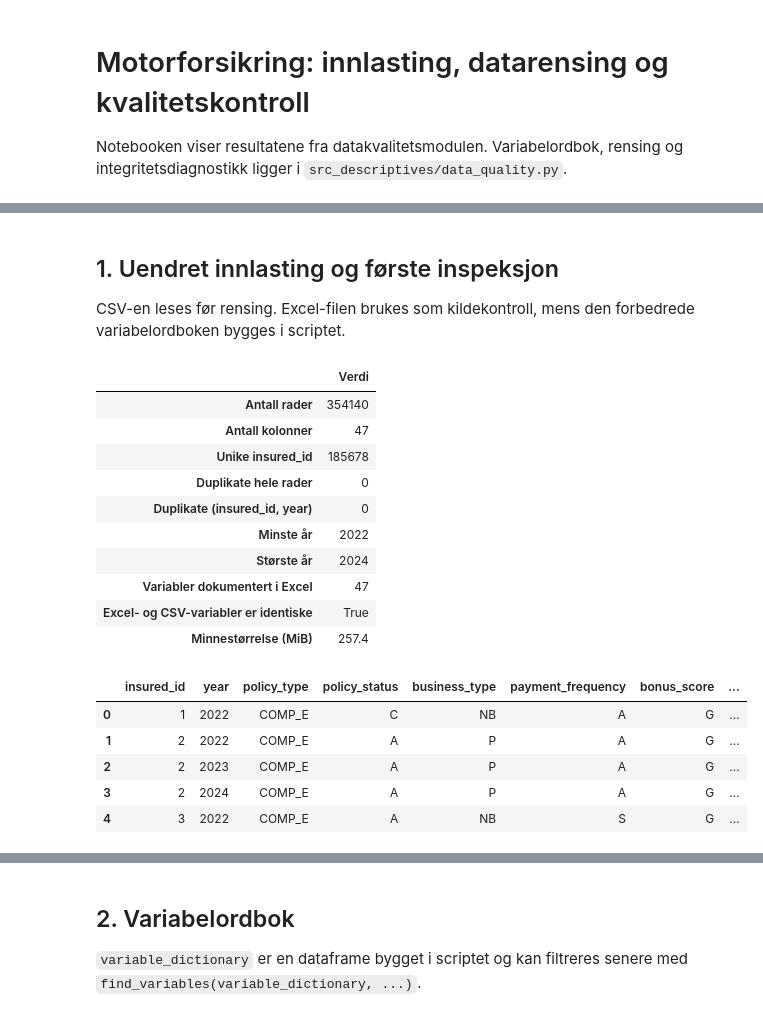
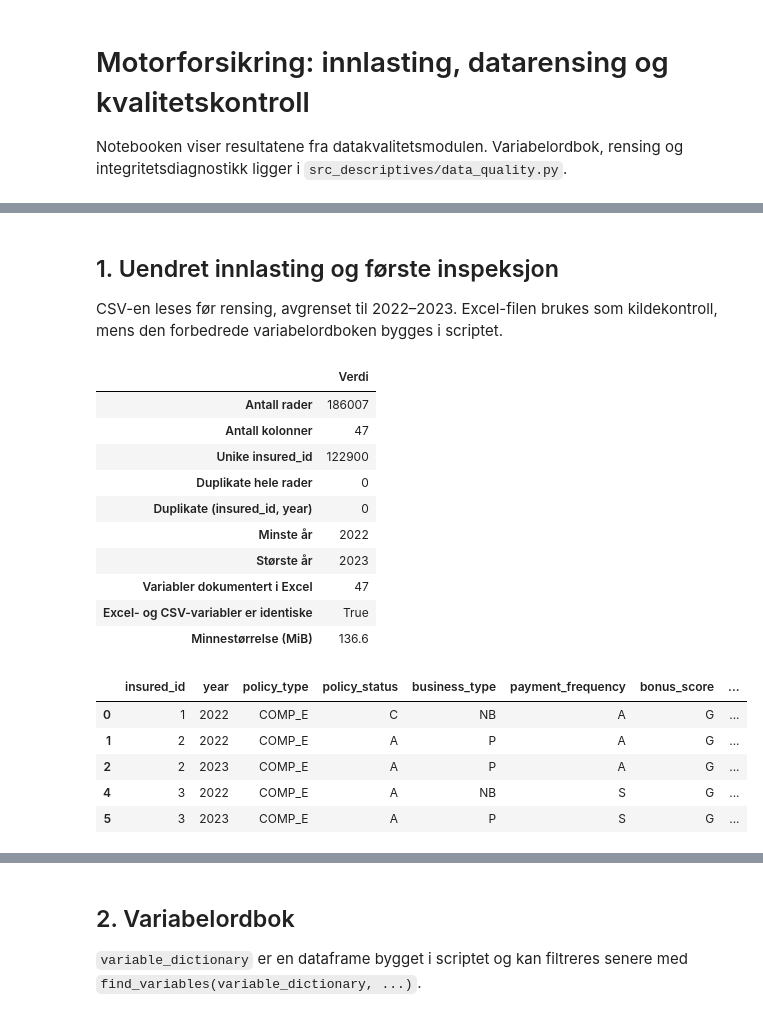
Before and after one commit to MarkusBjerkaas/Motor-Insurance-GLM-ML, a Jupyter notebook: analysis.ipynb, the cells around one changed output, grey strips where cells are left out. Drawn from its saved outputs; the diff is of its cells as text; code cells hidden in the pictures.

```diff
--- a/analysis.ipynb
+++ b/analysis.ipynb
@@ -113,10 +109,16 @@ datasettet.
 # %% [markdown]
 ## 1. Uendret innlasting og første inspeksjon
 
-CSV-en leses før rensing. Excel-filen brukes som kildekontroll, mens den
+CSV-en leses før rensing, avgrenset til 2022–2023. Excel-filen brukes som kildekontroll, mens den
 forbedrede variabelordboken bygges i scriptet.
 # %%
-raw_data = pd.read_csv(DATA_PATH, sep=";", encoding="utf-8", low_memory=False)
+# Kun utviklingsårene leses; 2024-radene filtreres bort bit for bit og lagres aldri.
+raw_data = pd.concat(
+    chunk.loc[chunk["year"].isin(TRAIN_YEARS)]
+    for chunk in pd.read_csv(
+        DATA_PATH, sep=";", encoding="utf-8", low_memory=False, chunksize=100_000
+    )
+)
 source_dictionary_raw = pd.read_excel(
     DESCRIPTION_PATH,
     sheet_name="Cartera",
@@ -131,39 +133,39 @@ raw_overview = pd.Series(
         "Unike insured_id": raw_data["insured_id"].nunique(),
         "Duplikate hele rader": int(raw_data.duplicated().sum()),
         "Duplikate (insured_id, year)": int(
             raw_data.duplicated(["insured_id", "year"]).sum()
         ),
         "Minste år": int(raw_data["year"].min()),
         "Største år": int(raw_data["year"].max()),
         "Variabler dokumentert i Excel": len(source_variables),
         "Excel- og CSV-variabler er identiske": source_variables
         == raw_data.columns.tolist(),
         "Minnestørrelse (MiB)": round(
             raw_data.memory_usage(deep=True).sum() / 1024**2, 1
         ),
     },
     name="Verdi",
 ).to_frame()
 display(raw_overview)
 display(raw_data.head())
 # %% [output]
 |  | Verdi |
-| Antall rader | 354140 |
+| Antall rader | 186007 |
 | Antall kolonner | 47 |
-| Unike insured_id | 185678 |
+| Unike insured_id | 122900 |
 | Duplikate hele rader | 0 |
 | Duplikate (insured_id, year) | 0 |
 | Minste år | 2022 |
-| Største år | 2024 |
+| Største år | 2023 |
 | Variabler dokumentert i Excel | 47 |
 | Excel- og CSV-variabler er identiske | True |
-| Minnestørrelse (MiB) | 257.4 |
+| Minnestørrelse (MiB) | 136.6 |
 |  | insured_id | year | policy_type | policy_status | business_type | payment_frequency | bonus_score | ... |
 | 0 | 1 | 2022 | COMP_E | C | NB | A | G | ... |
 | 1 | 2 | 2022 | COMP_E | A | P | A | G | ... |
 | 2 | 2 | 2023 | COMP_E | A | P | A | G | ... |
-| 3 | 2 | 2024 | COMP_E | A | P | A | G | ... |
 | 4 | 3 | 2022 | COMP_E | A | NB | S | G | ... |
+| 5 | 3 | 2023 | COMP_E | A | P | S | G | ... |
 # %%
 raw_schema = pd.DataFrame(
     {
```
Also changed, not shown: parts of 26 cells of this notebook, 1 other file.
